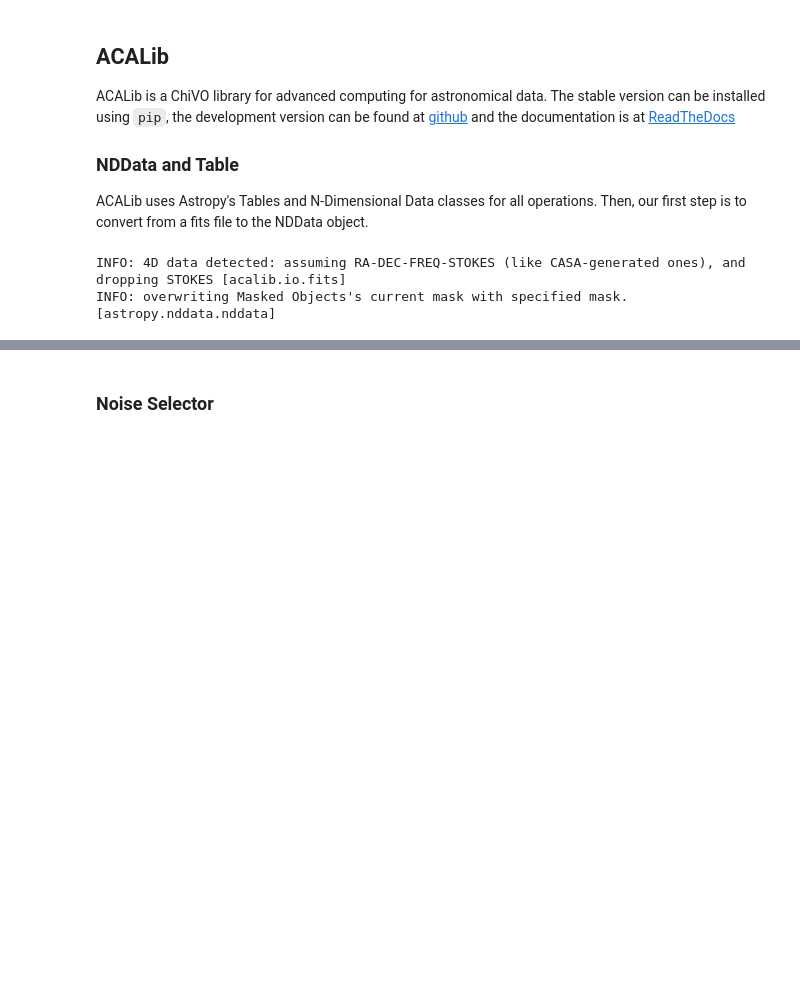
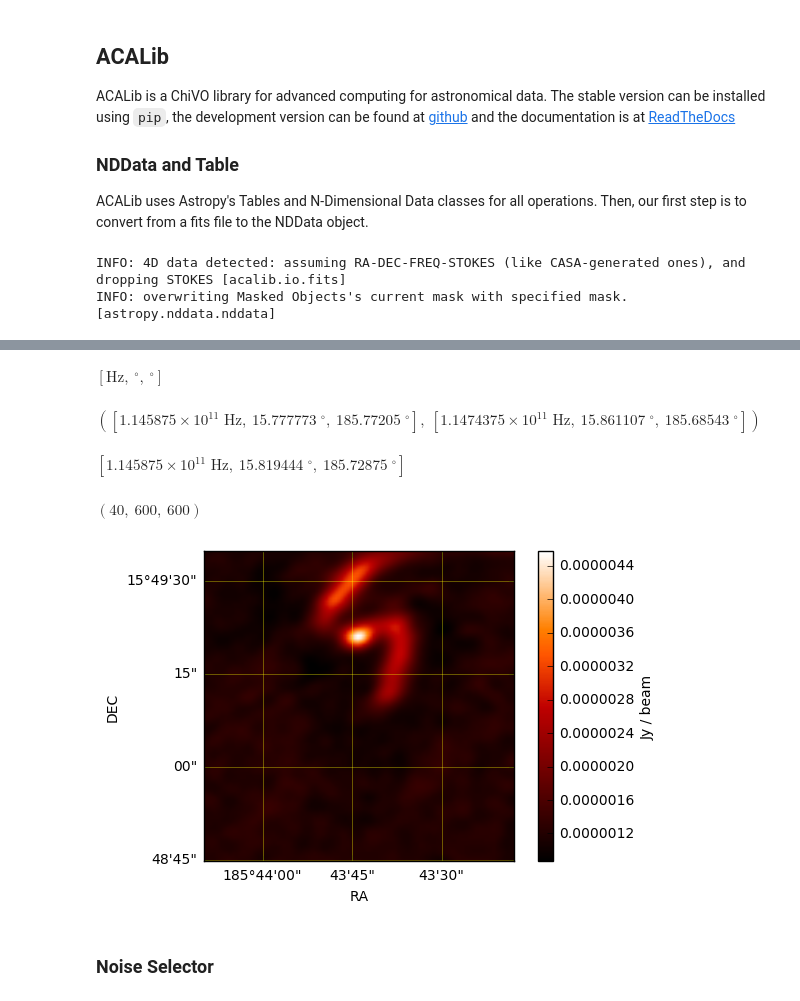
Before and after one commit to ChileanVirtualObservatory/notebooks, a Jupyter notebook: course/III - Data Analysis.ipynb, the cells around one changed output, grey strips where cells are left out. Saved outputs shown, nothing was run; the diff lists cells and outputs as text; code cells hidden in the pictures; blank space fills up the shorter version.

```diff
--- a/course/III - Data Analysis.ipynb
+++ b/course/III - Data Analysis.ipynb
@@ -58,3 +84,25 @@ INFO: overwriting Masked Objects's current mask with specified mask. [astropy.nd
+# %%
+aca.axes_units(cube)
+# %% [output]
+$[\mathrm{Hz},~\mathrm{{}^{\circ}},~\mathrm{{}^{\circ}}]$
+# %%
+aca.extent(cube)
+# %% [output]
+$([1.145875 \times 10^{11} \; \mathrm{Hz},~15.777773 \; \mathrm{{}^{\circ}},~185.77205 \; \mathrm{{}^{\circ}}],~[1.1474375 \times 10^{11} \; \mathrm{Hz},~15.861107 \; \mathrm{{}^{\circ}},~185.68543 \; \mathrm{{}^{\circ}}])$
+# %%
+aca.center(cube)
+# %% [output]
+$[1.145875 \times 10^{11} \; \mathrm{Hz},~15.819444 \; \mathrm{{}^{\circ}},~185.72875 \; \mathrm{{}^{\circ}}]$
+# %%
+cube.data.shape
+# %% [output]
+$(40,~600,~600)$
+# %%
+subcube=aca.cut(cube,lower=(20,250,250),upper=(30,350,350))
+# %%
+aca.visualize(aca.moment0(subcube))
+# %% [output]
+[figure, added]
 # %% [markdown]
 ### Noise Selector
 # %%
```
Also changed, not shown: parts of 26 cells of this notebook, 2 other files.
